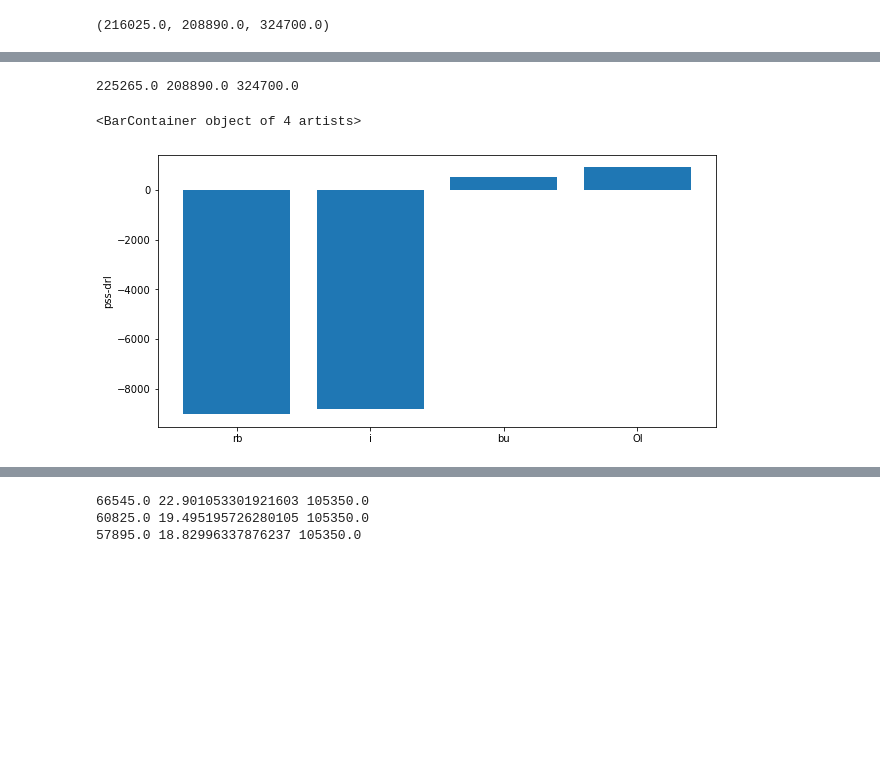
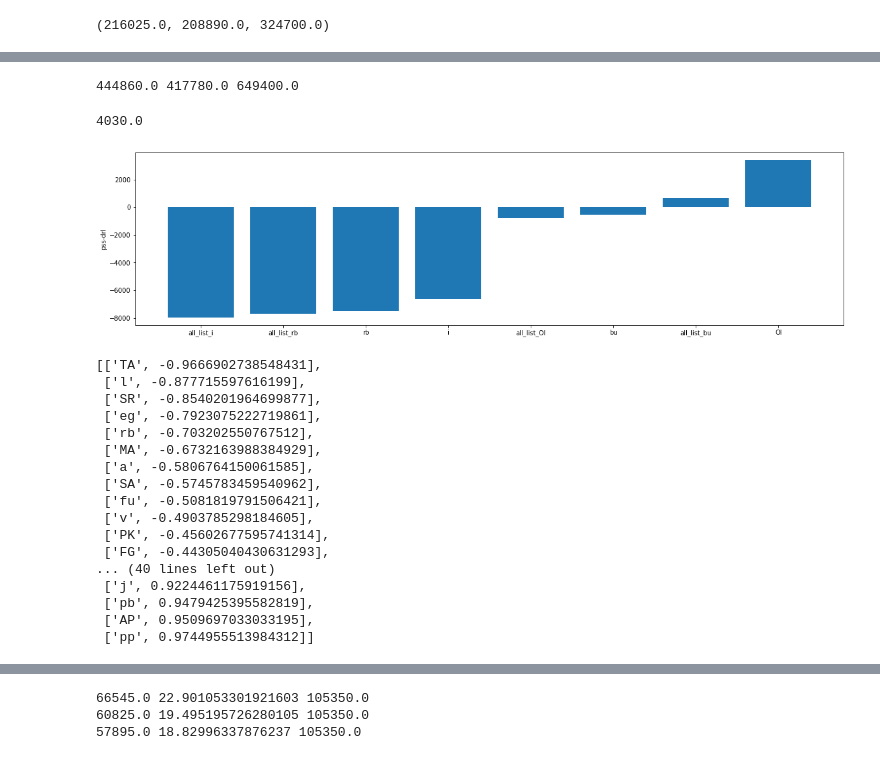
Before and after one commit to irides777/trader, a Jupyter notebook: pic.ipynb, the cells around one changed output, grey strips where cells are left out. Drawn from its saved outputs; the diff is of its cells as text; code cells hidden in the pictures; blank space fills up the shorter version.

```diff
--- a/pic.ipynb
+++ b/pic.ipynb
@@ -284,7 +289,8 @@ plt.bar(a, b)
 # %%
 import shutil
+dd = pd.read_csv('symbol_instrumentid2.csv')
 objs = [i for i in dd.pz.unique()]
-path = 'res/baseline'
+path = 'res/exp002_fea'
 for obj in objs:
     cwd = os.path.join(path, obj, 'trade')
     cd = os.path.join(path,obj)
@@ -293,0 +447,6 @@ for obj in objs:
+# %%
+import statsmodels.api as sm
+x = sm.add_constant(summary.summ)
+model = sm.OLS(summary.stdd, x).fit()
+print(model.summary())
+model.get_influence().cooks_distance
@@ -299,47 +481,69 @@ import matplotlib.pyplot as plt
 from util import *
 objs = ['rb', 'bu', 'OI', 'i']
 # objs = ['rb','CF','nr','sc','al','UR','fu','MA','c','SR','y','TA','eg','v','SA','FG','ru','zn','eb','a','SF','T','au','PK','TF','l','bu']
-# dd = pd.read_csv('symbol_instrumentid2.csv')
+dd = pd.read_csv('symbol_instrumentid2.csv')
 # rest_objs = [i for i in dd.pz.unique() if i not in objs]
-# objs = [i for i in dd.pz.unique()]
+objs = objs+['all_list_'+i for i in objs]
 # rest_objs = []
-comment = '3state_gamma_100'
+comment = 'exp001_fea'
 # comment = 'queue'
 cwd = os.path.join('res', comment)
 a, b, c = 0, 0, 0
 fin = []
 cha = []
 for obj in objs:
     file_path = os.path.join(cwd, obj, 'sum.csv')
     # file_path = os.path.join(f'./res/{obj}/trade', 'sum.csv')
     if os.path.exists(file_path):
         fin.append(obj)
         data = pd.read_csv(file_path)
+        data = data[data.date<20220322]
         a+=data.drl.sum()
         b+=data.pss.sum()
         c+=data['agg'].sum()
         cha.append((obj, data.pss.sum()-data.drl.sum()))
 # for obj in rest_objs:
 #     # file_path = os.path.join(cwd, obj, 'sum.csv')
 #     file_path = os.path.join(f'./res/{obj}/trade', 'sum.csv')
 #     if os.path.exists(file_path):
 #         fin.append(obj)
 #         data = pd.read_csv(file_path)
 #         a+=data.drl.sum()
 #         b+=data.pss.sum()
 #         c+=data['agg'].sum()
 #         cha.append((obj, data.pss.sum()-data.drl.sum()))
 cha = sorted(cha, key=lambda x:x[1])
 # data = data[data.date!=20220119]
 print(a,b,c)
 a, b = [x[0] for x in cha], [x[1] for x in cha]
-plt.subplots(figsize=(10,5))
+plt.subplots(figsize=(20,5))
 plt.ylabel('pss-drl')
 plt.bar(a, b)
+sum([i for i in b if i > 0])
 # %% [output]
-225265.0 208890.0 324700.0
+444860.0 417780.0 649400.0
-<BarContainer object of 4 artists>
+4030.0
-[figure, old version]
+[figure, new version]
+# %%
+sorted(alls, key=lambda x:x[1])
+# %% [output]
+[['TA', -0.9666902738548431],
+ ['l', -0.877715597616199],
+ ['SR', -0.8540201964699877],
+ ['eg', -0.7923075222719861],
+ ['rb', -0.703202550767512],
+ ['MA', -0.6732163988384929],
+ ['a', -0.5806764150061585],
+ ['SA', -0.5745783459540962],
+ ['fu', -0.5081819791506421],
+ ['v', -0.4903785298184605],
+ ['PK', -0.45602677595741314],
+ ['FG', -0.44305040430631293],
+... (40 lines left out)
+ ['j', 0.9224461175919156],
+ ['pb', 0.9479425395582819],
+ ['AP', 0.9509697033033195],
+ ['pp', 0.9744955513984312]]
 # %%
 
 import pandas as pd
```
Also changed, not shown: parts of 10 cells of this notebook, 13 other files.
